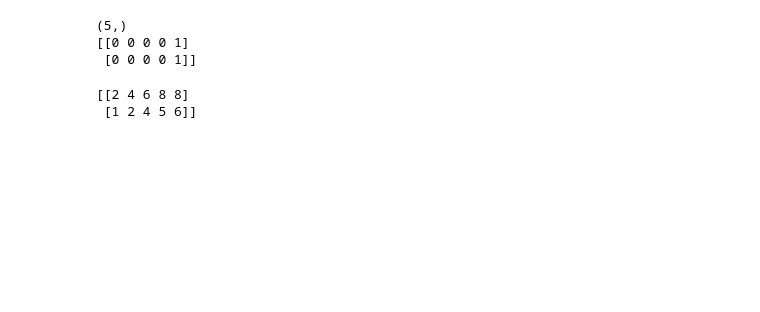
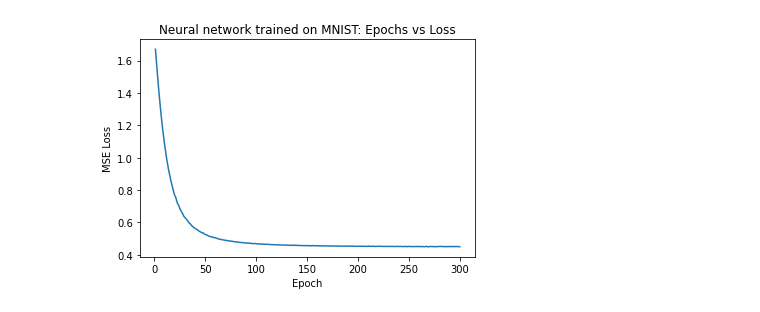
Before and after one commit to AditMeh/Automatic-dIfferentiation-notes, a Jupyter notebook: Vectorized_NN.ipynb, the cells around one changed output. Cells and saved outputs as stored; diff of their text form; code cells hidden in the pictures; blank space fills up the shorter version.

Commit message:
Implementing matplotlib graphs

```diff
--- a/Vectorized_NN.ipynb
+++ b/Vectorized_NN.ipynb
@@ -2,7 +2,13 @@
 <a href="https://colab.research.google.com/github/AditMeh/deep-learning/blob/main/Vectorized_NN.ipynb" target="_parent"><img src="https://colab.research.google.com/assets/colab-badge.svg" alt="Open In Colab"/></a>
 # %%
 import numpy as np
+
 def compute_dw(delta, a):
+    """
+    This function contains a vectorized implementation of computing the
+    gradients of the weights given the error (delta) of layer L and the
+    activations of layer L-1
+    """
         batch_size, num_prev_neurons = a.shape
         _, num_curr_neurons = delta.shape
 
@@ -133,21 +140,21 @@ def prepare_mini_batches(minibatch_size: int):
     random_indexes = np.random.choice(X_train.shape[0], minibatch_size, replace=False)
     return random_indexes
 
-
-
-
 # Creating one hot encoder
 encoder = OneHotEncoder()
 encoder.fit(Y_train.reshape(-1, 1))
 
 
+#Initializing the neural net
 nn = NeuralNet([784, 362, 100, 10])
 
 #training loop
-epochs = 50
+epochs = 300
 mini_size = 32
 lr = 0.01
 
+
+history = []
 for i in range(epochs):
 
     print("EPOCH: " + str(i + 1))
@@ -155,7 +162,8 @@ for i in range(epochs):
     #Generates a randomly chosen set of training indexes per epoch
     random_indexes = prepare_mini_batches(mini_size)
     cost_iter = nn.feedforward(X_train[random_indexes], encoder.transform(Y_train[random_indexes].reshape(-1, 1)).toarray())
-    print(cost_iter)
+    history.append(cost_iter)
+    print("Cost: " + str(cost_iter))
     grads_w, grads_b = nn.backward()
 
     nn.update_weights_and_biases(grads_w, grads_b, learning_rate=lr)
@@ -221,25 +188,13 @@ print(np.transpose(k, (0, 2, 1)).shape)
-# %%
-a = np.array([[1,2,3,4,5],
-              [1,2,3,4,5]])
-
-p = np.array([1,2,3,4,4])
-print(p.shape)
-print(a - p)
-# %% [output]
-(5,)
-[[0 0 0 0 1]
- [0 0 0 0 1]]
-# %%
-a = np.array([
-              [[1,2,3,4,3],
-              [1,2,3,4,5]],
-              [[1,2,3,4,5],
-               [0,0,1,1,1]]
-              ])
-
-
-
-print(np.sum(a, axis= 1))
-# %% [output]
-[[2 4 6 8 8]
- [1 2 4 5 6]]
+# %%
+# Displaying the history
+
+import matplotlib.pyplot as plt
+
+x = [(i + 1) for i in range(len(history))]
+
+plt.plot(x, history)
+plt.title("Neural network trained on MNIST: Epochs vs Loss")
+plt.xlabel("Epoch")
+plt.ylabel("MSE Loss");
+# %% [output]
+[figure, added]
```
Also changed, not shown: parts of 4 cells of this notebook.
